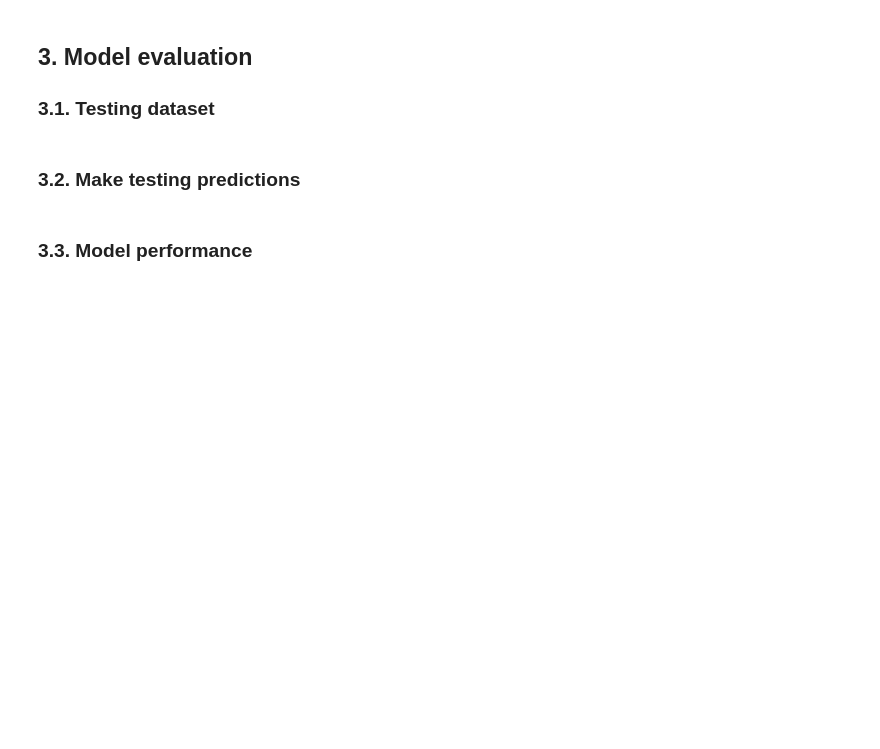
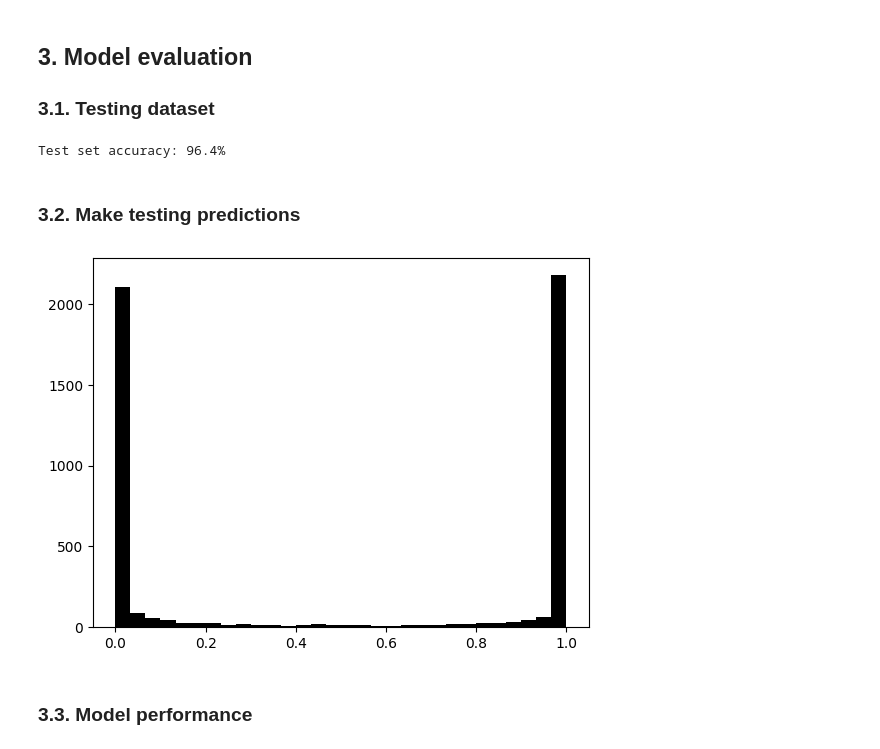
Before and after one commit to 4GeeksAcademy/gperdrizet-image-classification, a Jupyter notebook: src/inceptionV3.ipynb, the cells around one changed output. Cells and saved outputs as stored; diff of their text form; code cells hidden in the pictures; blank space fills up the shorter version.

Commit message:
Trained to 96.4% test set accuracy.

```diff
--- a/src/inceptionV3.ipynb
+++ b/src/inceptionV3.ipynb
@@ -83,15 +94,18 @@ Data prep already complete
 # %% [markdown]
 ### 1.2. Create training and validation datasets
 # %%
+image_size=[128,128]
+input_shape=image_size + [3]
+
 training_dataset=tf.keras.utils.image_dataset_from_directory(
     training_data_path,
-    image_size=(int(128*(3/4)),128),
+    image_size=image_size,
     batch_size=256
 )
 
 validation_dataset=tf.keras.utils.image_dataset_from_directory(
     validation_data_path,
-    image_size=(int(128*(3/4)),128),
+    image_size=image_size,
     batch_size=256
 )
 # %% [markdown]
@@ -103,7 +117,7 @@ validation_dataset=tf.keras.utils.image_dataset_from_directory(
 if tune_output == True:
 
     # Define a preprocessing model
-    preprocessing_input=layers.Input(shape=(96,128,3))
+    preprocessing_input=layers.Input(shape=input_shape)
     x=layers.RandomFlip('horizontal')(preprocessing_input)
     x=layers.RandomRotation(0.1)(x)
     x=layers.RandomZoom(0.1)(x)
@@ -111,7 +125,7 @@ if tune_output == True:
     preprocessing_model=Model(inputs=preprocessing_input, outputs=preprocessing_output)
 
     # Create the base pre-trained model
-    base_model=inception_v3.InceptionV3(weights='imagenet', input_shape=(96,128,3), include_top=False)
+    base_model=inception_v3.InceptionV3(weights='imagenet', input_shape=input_shape, include_top=False)
 
     # Train only the output layers by freezing all convolutional InceptionV3 layers
     for layer in base_model.layers:
@@ -128,7 +142,7 @@ if tune_output == True:
     inception_model=Model(inputs=base_model.input, outputs=predictions)
 
     # Define the combined model
-    model_input=layers.Input(shape=(96,128,3))
+    model_input=layers.Input(shape=input_shape)
     preprocessing_output=preprocessing_model(model_input)
     inception_output=inception_model(preprocessing_output)
     model=Model(inputs=model_input, outputs=inception_output)
@@ -140,7 +154,7 @@ if tune_output == True:
     training_result=model.fit(
         training_dataset,
         validation_data=validation_dataset,
-        epochs=30
+        epochs=50
     )
 
     # Save the results
@@ -166,23 +198,23 @@ if tune_inception_block is True:
 
     # Train the top 2 inception blocks, by freezing the first 249 layers
     # of the inception model layer in the combined model
-    for layer in training_result.model.layers[2].layers[:249]:
+    for layer in model.layers[2].layers[:249]:
         layer.trainable=False
-    for layer in training_result.model.layers[2].layers[249:]:
+    for layer in model.layers[2].layers[249:]:
         layer.trainable=True
 
     # Recompile the model using SGD with a low learning rate
-    training_result.model.compile(
+    model.compile(
         optimizer=sgd,
         loss='binary_crossentropy',
         metrics=['binary_accuracy']
     )
 
     # Train again
-    training_result=training_result.model.fit(
+    training_result=model.fit(
         training_dataset,
         validation_data=validation_dataset,
-        epochs=100
+        epochs=400
     )
 
     # Save the results
@@ -209,2 +256,15 @@ testing_dataset=tf.keras.utils.image_dataset_from_directory(
+# %%
+testing_dataset=tf.keras.utils.image_dataset_from_directory(
+    testing_data_path,
+    image_size=image_size,
+    batch_size=256,
+    shuffle=False
+)
+
+metrics=training_result.model.evaluate(testing_dataset, verbose=0)
+accuracy=metrics[1]*100
+print(f'Test set accuracy: {accuracy:.1f}%')
+# %% [output]
+Test set accuracy: 96.4%
 # %% [markdown]
 ### 3.2. Make testing predictions
@@ -224,3 +271,10 @@ print(f'Test set accuracy: {accuracy:.1f}%')
+# %%
+logits=training_result.model.predict(testing_dataset).flatten()
+
+plt.hist(logits, color='black', bins=30)
+plt.show()
+# %% [output]
+[figure, added]
 # %% [markdown]
 ### 3.3. Model performance
 # %%
```
Also changed, not shown: parts of 10 cells of this notebook.
